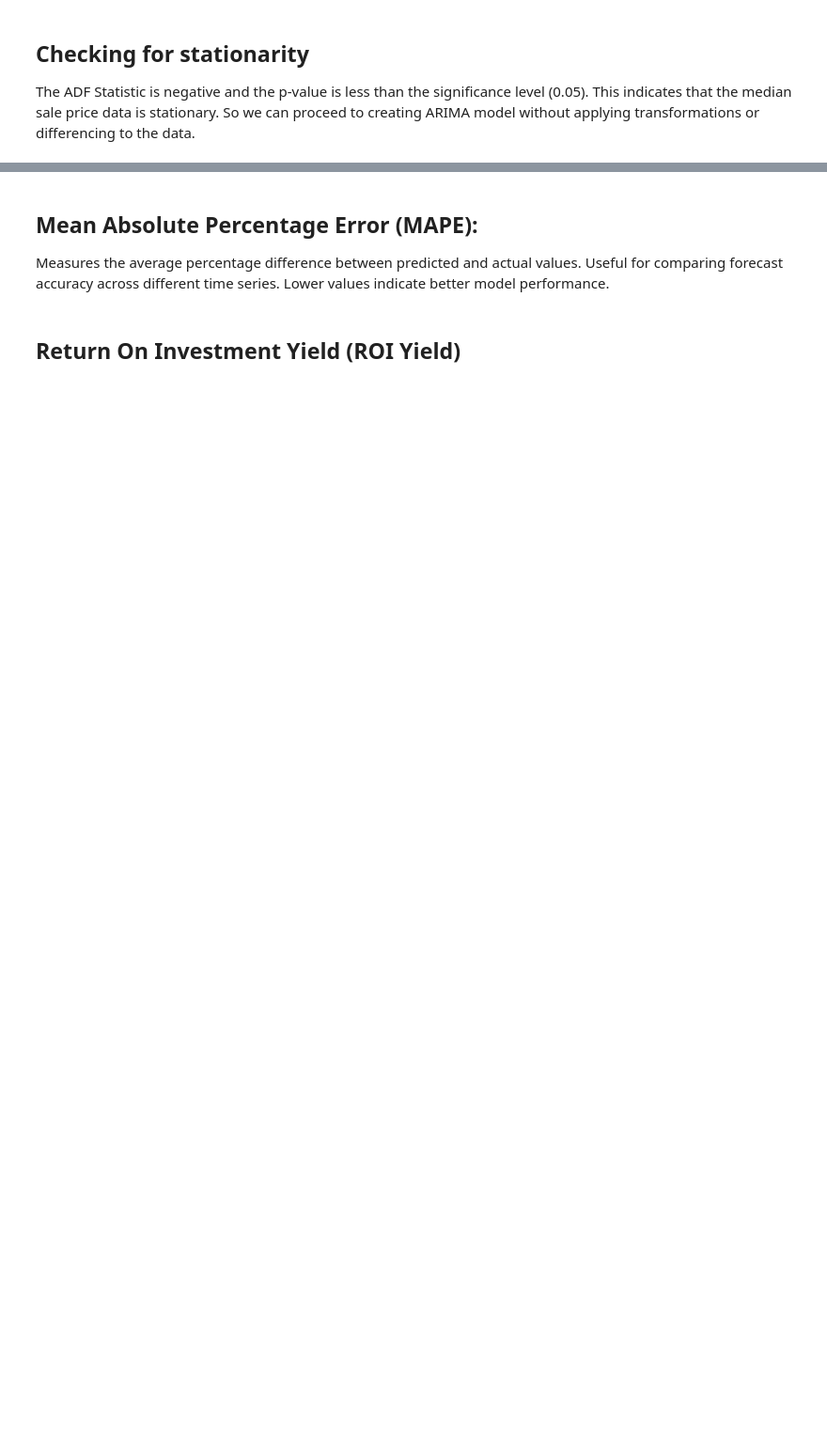
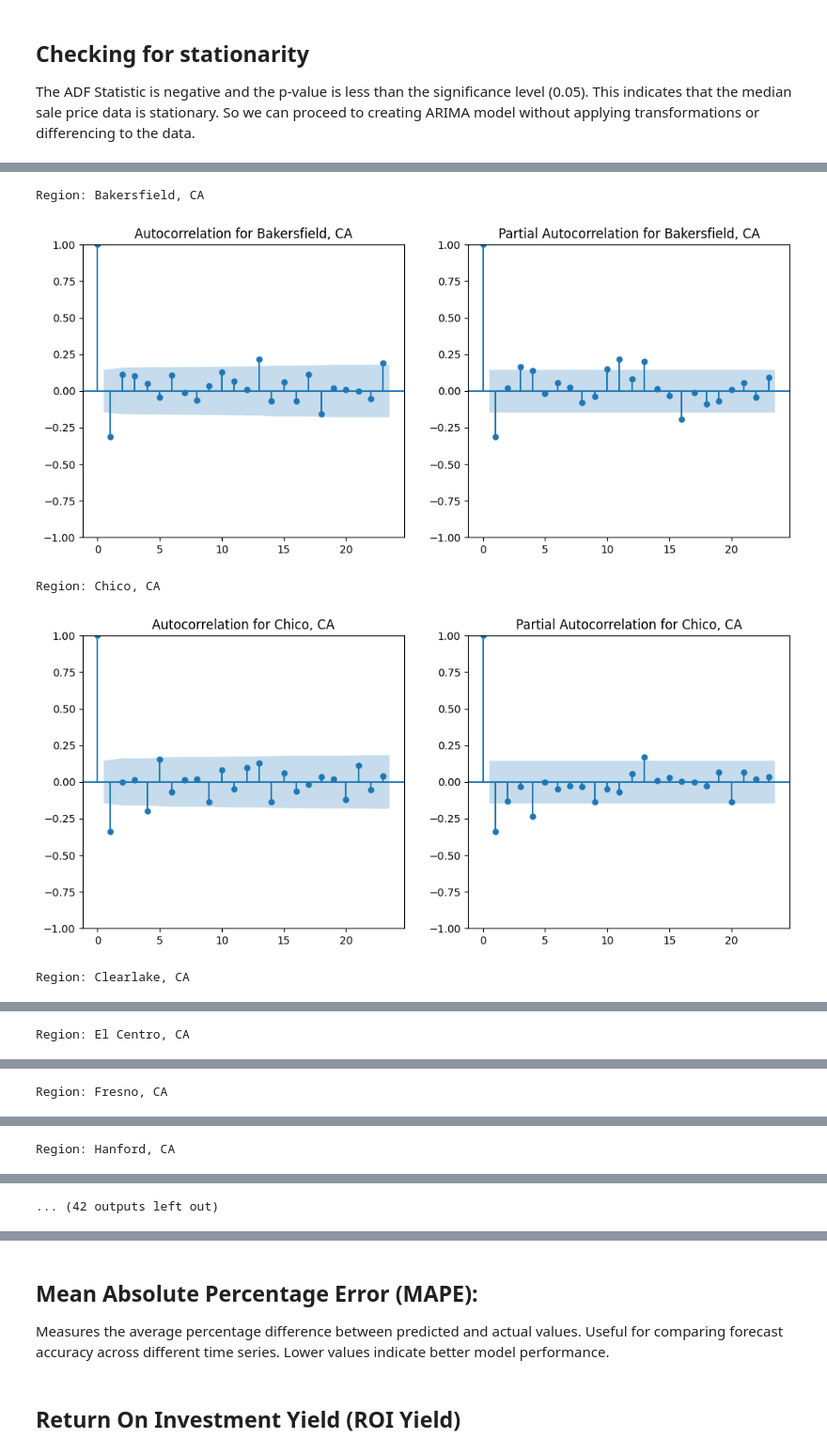
Before and after one commit to ImMaxRoss/time_series_modeling, a Jupyter notebook: zillow_time_series_analysis.ipynb, the cells around one changed output, grey strips where cells are left out. Shown at 94% size. Saved outputs shown, nothing was run; the diff lists cells and outputs as text; code cells hidden in the pictures; blank space fills up the shorter version.

```diff
--- a/zillow_time_series_analysis.ipynb
+++ b/zillow_time_series_analysis.ipynb
@@ -133,0 +183,14 @@ p-value: 0.000000
+# %%
+# Initialize an empty DataFrame to hold differenced data
+diff_df = pd.DataFrame()
+
+# For each group (RegionName), calculate difference and add to diff_df
+for region, group in grouped:
+    group = group.set_index('Date')
+    group['Median-Price'] = group['Median-Price'].diff()
+    group = group.reset_index()
+    group['RegionName'] = region
+    diff_df = pd.concat([diff_df, group], ignore_index=True)
+
+# Drop the first row of each group (has NaN values because of differencing)
+diff_df = diff_df.dropna(subset=['Median-Price'])
@@ -133,0 +228,27 @@ p-value: 0.000000
+# %%
+# Group new DataFrame by 'RegionName'
+grouped_diff = diff_df.groupby('RegionName')
+
+# For each group (each RegionName), plot ACF and PACF
+for region, group in grouped_diff:
+    print(f"Region: {region}")
+
+    # Convert to series before plot
+    median_price_series = group['Median-Price']
+
+    # Plot ACF
+    plt.figure(figsize=(12,5))
+    plt.subplot(121)
+    plot_acf(median_price_series, ax=plt.gca(), title='Autocorrelation for '+ region )
+
+    # Plot PACF
+    plt.subplot(122)
+    plot_pacf(median_price_series, ax=plt.gca(), title='Partial Autocorrelation for '+ region)
+
+    plt.show()
+# %% [output]
+Region: Bakersfield, CA
+[figure, added]
+Region: Chico, CA
+[figure, added]
+Region: Clearlake, CA
@@ -133,0 +256 @@ p-value: 0.000000
+Region: El Centro, CA
@@ -133,0 +258 @@ p-value: 0.000000
+Region: Fresno, CA
@@ -133,0 +260 @@ p-value: 0.000000
+Region: Hanford, CA
@@ -133,0 +262 @@ p-value: 0.000000
+... (42 outputs left out)
```
Also changed, not shown: parts of 16 cells of this notebook.
